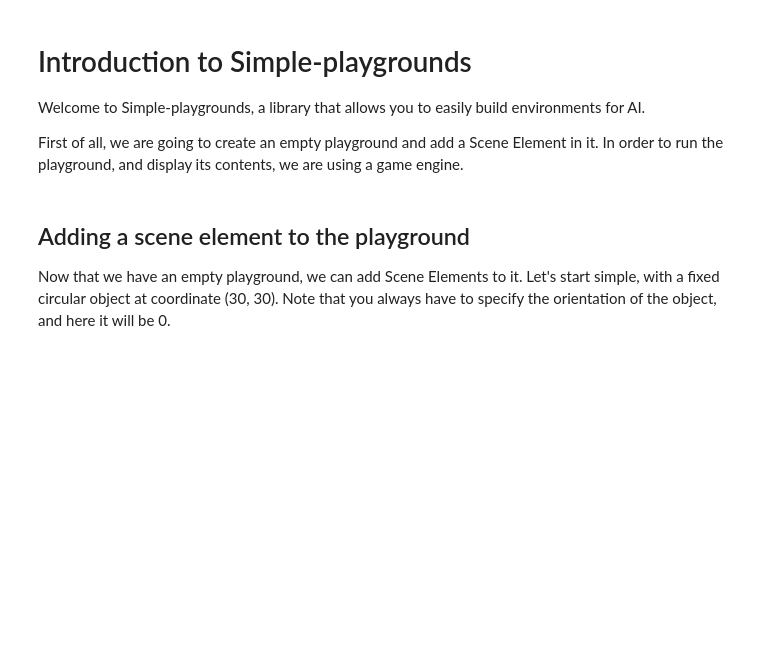
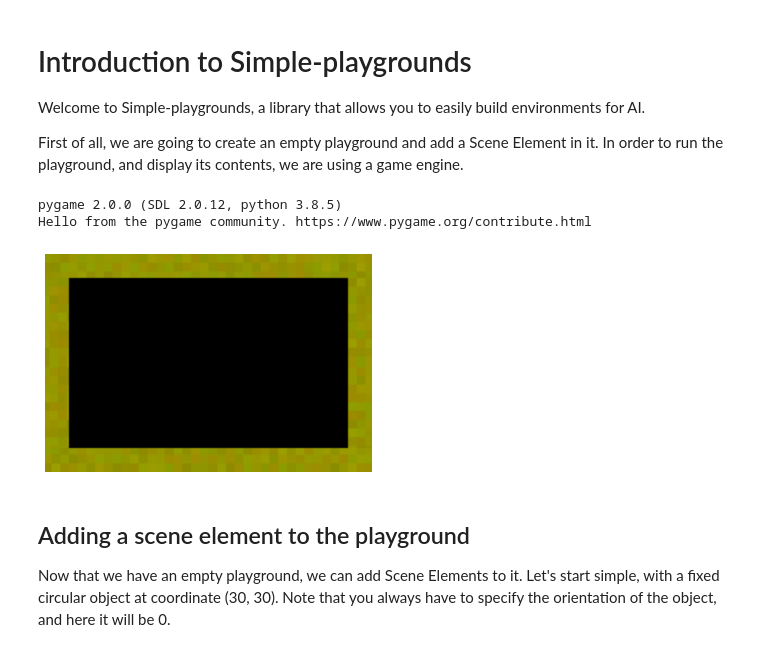
Before and after one commit to gaorkl/simple-playgrounds, a Jupyter notebook: tutorials/jupyter/01_Intro.ipynb, the cells around one changed output. Cells and saved outputs as stored; diff of their text form; code cells hidden in the pictures; blank space fills up the shorter version.

```diff
--- a/tutorials/jupyter/01_Intro.ipynb
+++ b/tutorials/jupyter/01_Intro.ipynb
@@ -8,22 +8,26 @@ In order to run the playground, and display its contents, we are using a game en
 # %%
 from simple_playgrounds.playgrounds import SingleRoom
 from simple_playgrounds import Engine
 
 %matplotlib inline
 import matplotlib.pyplot as plt
 
 def plt_image(img):
     plt.axis('off')
     plt.imshow(img)
     plt.show()
 
 my_playground = SingleRoom(size=(150, 100))
 
 # we use the option screen=True to use a keyboard controlled agent later on.
 engine = Engine(time_limit=10000, playground= my_playground, screen=False)
 
-topdown_img = engine.generate_topdown_image(mode='plt')
+topdown_img = engine.generate_playground_image(plt_mode=True)
 plt_image(topdown_img)
+# %% [output]
+pygame 2.0.0 (SDL 2.0.12, python 3.8.5)
+Hello from the pygame community. https://www.pygame.org/contribute.html
+[figure, added]
 # %% [markdown]
 ## Adding a scene element to the playground
 
```
Also changed, not shown: parts of 4 cells of this notebook, 16 other files.
